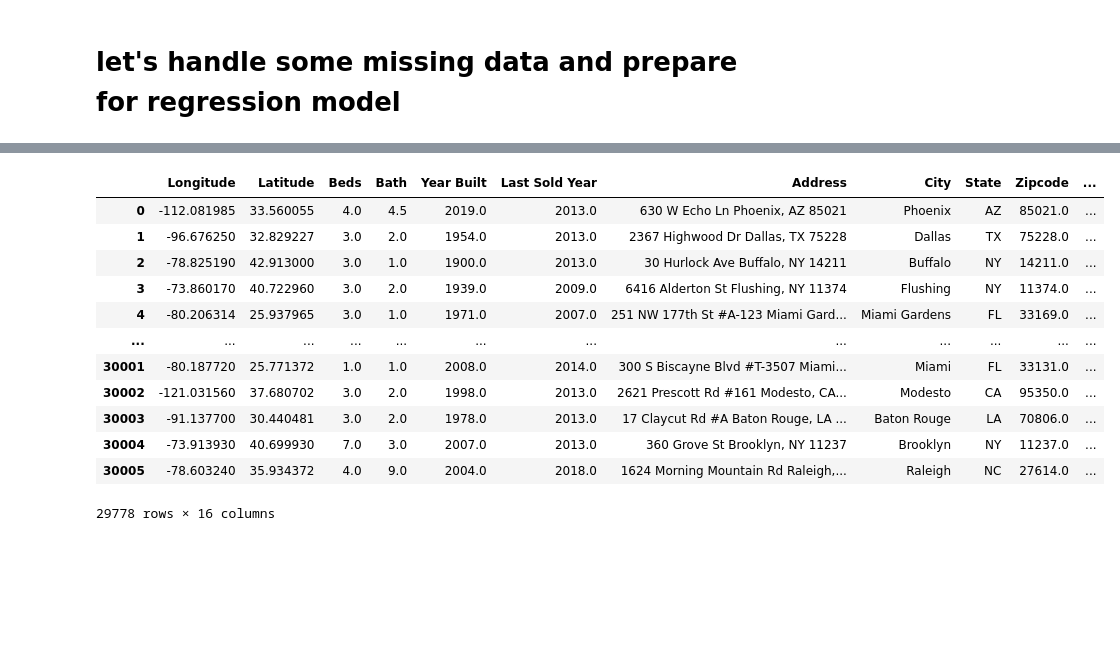
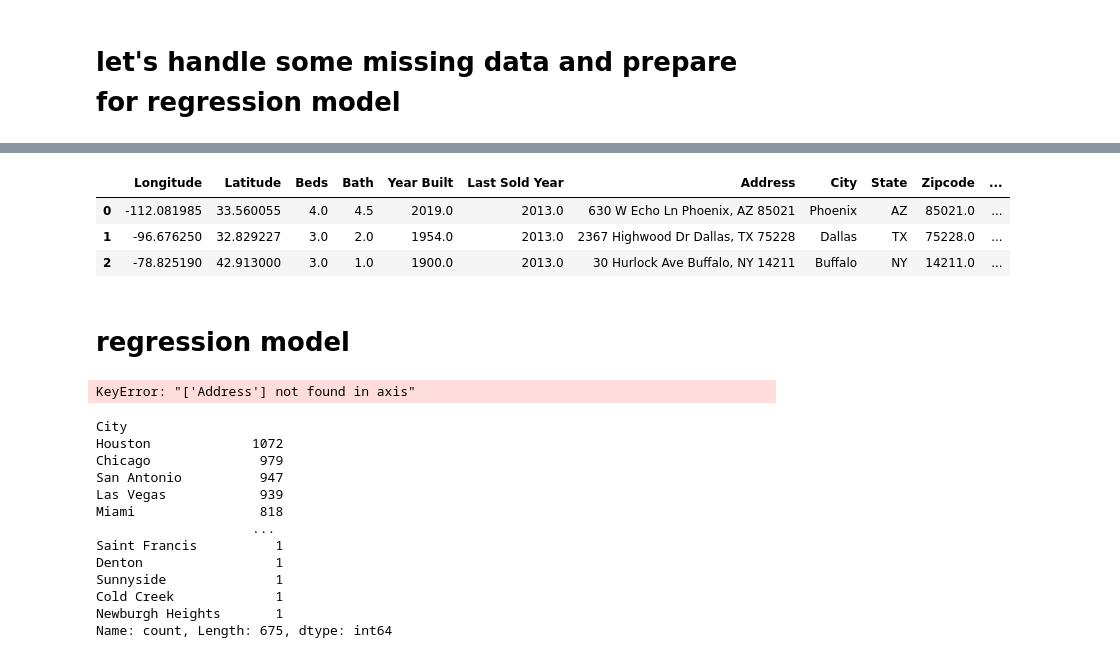
Before and after one commit to raushan-shah/CSY2082-AS1-assignment, a Jupyter notebook: code.ipynb, the cells around one changed output, grey strips where cells are left out. Cells and saved outputs as stored; diff of their text form; code cells hidden in the pictures; blank space fills up the shorter version.

Commit message:
data prepared for regression

```diff
--- a/code.ipynb
+++ b/code.ipynb
@@ -599,18 +599,35 @@ dtype: int64
 #let's drop the unnecessary columns
 df_new = df_new.drop(columns=['Price','Sqr Ft','Last Sold For','Lot Size'])
 # %%
-df_new
+df_new.head(3)
 # %% [output]
 |  | Longitude | Latitude | Beds | Bath | Year Built | Last Sold Year | Address | City | State | Zipcode | ... |
 | 0 | -112.081985 | 33.560055 | 4.0 | 4.5 | 2019.0 | 2013.0 | 630 W Echo Ln Phoenix, AZ 85021 | Phoenix | AZ | 85021.0 | ... |
 | 1 | -96.676250 | 32.829227 | 3.0 | 2.0 | 1954.0 | 2013.0 | 2367 Highwood Dr Dallas, TX 75228 | Dallas | TX | 75228.0 | ... |
 | 2 | -78.825190 | 42.913000 | 3.0 | 1.0 | 1900.0 | 2013.0 | 30 Hurlock Ave Buffalo, NY 14211 | Buffalo | NY | 14211.0 | ... |
-| 3 | -73.860170 | 40.722960 | 3.0 | 2.0 | 1939.0 | 2009.0 | 6416 Alderton St Flushing, NY 11374 | Flushing | NY | 11374.0 | ... |
-| 4 | -80.206314 | 25.937965 | 3.0 | 1.0 | 1971.0 | 2007.0 | 251 NW 177th St #A-123 Miami Gard... | Miami Gardens | FL | 33169.0 | ... |
-| ... | ... | ... | ... | ... | ... | ... | ... | ... | ... | ... | ... |
-| 30001 | -80.187720 | 25.771372 | 1.0 | 1.0 | 2008.0 | 2014.0 | 300 S Biscayne Blvd #T-3507 Miami... | Miami | FL | 33131.0 | ... |
-| 30002 | -121.031560 | 37.680702 | 3.0 | 2.0 | 1998.0 | 2013.0 | 2621 Prescott Rd #161 Modesto, CA... | Modesto | CA | 95350.0 | ... |
-| 30003 | -91.137700 | 30.440481 | 3.0 | 2.0 | 1978.0 | 2013.0 | 17 Claycut Rd #A Baton Rouge, LA ... | Baton Rouge | LA | 70806.0 | ... |
-| 30004 | -73.913930 | 40.699930 | 7.0 | 3.0 | 2007.0 | 2013.0 | 360 Grove St Brooklyn, NY 11237 | Brooklyn | NY | 11237.0 | ... |
-| 30005 | -78.603240 | 35.934372 | 4.0 | 9.0 | 2004.0 | 2018.0 | 1624 Morning Mountain Rd Raleigh,... | Raleigh | NC | 27614.0 | ... |
-29778 rows × 16 columns
+# %% [markdown]
+# regression model
+# %%
+#we should tokenize the city and state values, as they are in textual form
+#let's use one hot encoding for city and state; and I think we should drop
+#the address column
+
+df_new = df_new.drop(columns=['Address'])
+# %% [output]
+KeyError: "['Address'] not found in axis"
+# %%
+df_new.City.value_counts()
+# %% [output]
+City
+Houston             1072
+Chicago              979
+San Antonio          947
+Las Vegas            939
+Miami                818
+                    ...
+Saint Francis          1
+Denton                 1
+Sunnyside              1
+Cold Creek             1
+Newburgh Heights       1
+Name: count, Length: 675, dtype: int64
```
Also changed, not shown: parts of 11 cells of this notebook.
